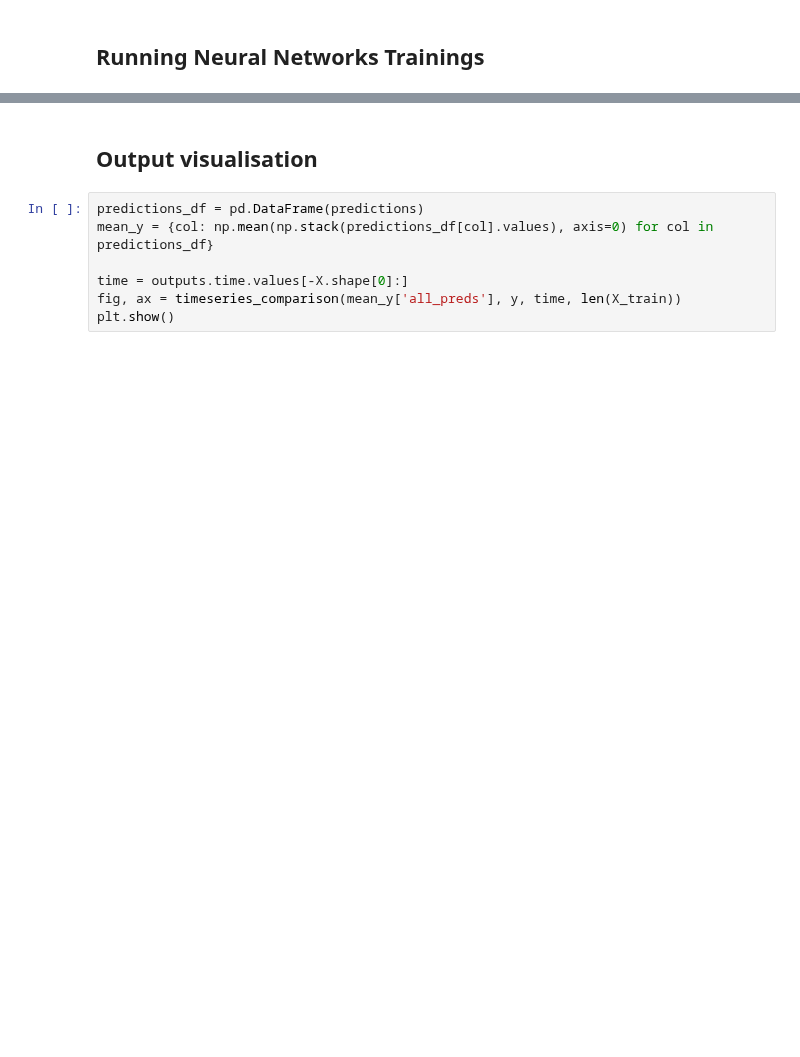
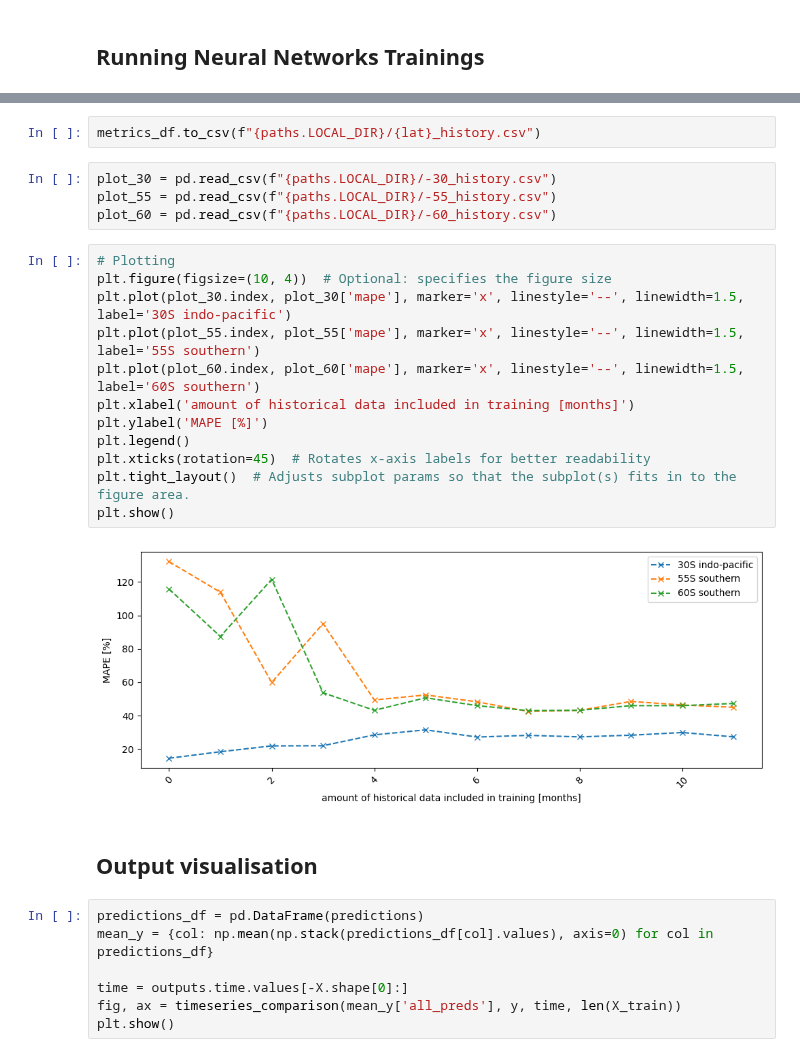
Before and after one commit to ai4er-cdt/OTP, a Jupyter notebook: notebooks/neural_networks.ipynb, the cells around one changed output, grey strips where cells are left out. Cells and saved outputs as stored; diff of their text form; blank space fills up the shorter version.

```diff
--- a/notebooks/neural_networks.ipynb
+++ b/notebooks/neural_networks.ipynb
@@ -269,3 +366,23 @@ display(summary_metrics_df)
+# %%
+metrics_df.to_csv(f"{paths.LOCAL_DIR}/{lat}_history.csv")
+# %%
+plot_30 = pd.read_csv(f"{paths.LOCAL_DIR}/-30_history.csv")
+plot_55 = pd.read_csv(f"{paths.LOCAL_DIR}/-55_history.csv")
+plot_60 = pd.read_csv(f"{paths.LOCAL_DIR}/-60_history.csv")
+# %%
+# Plotting
+plt.figure(figsize=(10, 4))  # Optional: specifies the figure size
+plt.plot(plot_30.index, plot_30['mape'], marker='x', linestyle='--', linewidth=1.5, label='30S indo-pacific')
+plt.plot(plot_55.index, plot_55['mape'], marker='x', linestyle='--', linewidth=1.5, label='55S southern')
+plt.plot(plot_60.index, plot_60['mape'], marker='x', linestyle='--', linewidth=1.5, label='60S southern')
+plt.xlabel('amount of historical data included in training [months]')
+plt.ylabel('MAPE [%]')
+plt.legend()
+plt.xticks(rotation=45)  # Rotates x-axis labels for better readability
+plt.tight_layout()  # Adjusts subplot params so that the subplot(s) fits in to the figure area.
+plt.show()
+# %% [output]
+[figure, added]
 # %% [markdown]
 ## Output visualisation
 # %%
```
Also changed, not shown: parts of 17 cells of this notebook, 4 other files.
